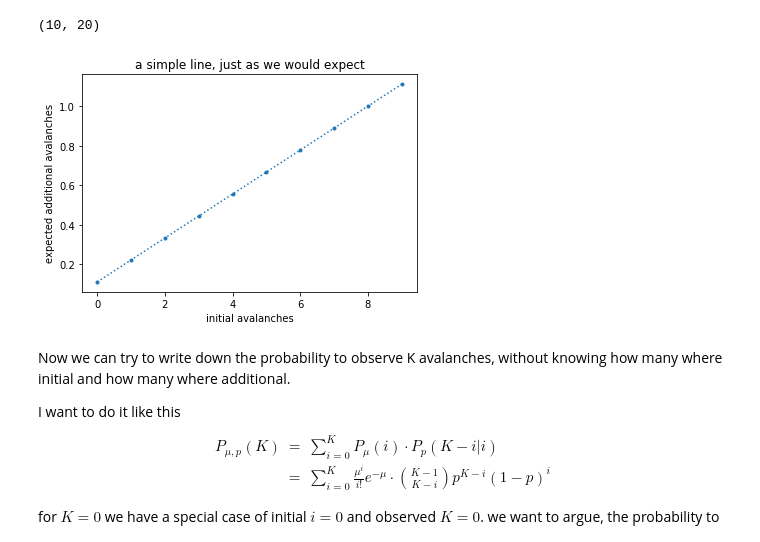
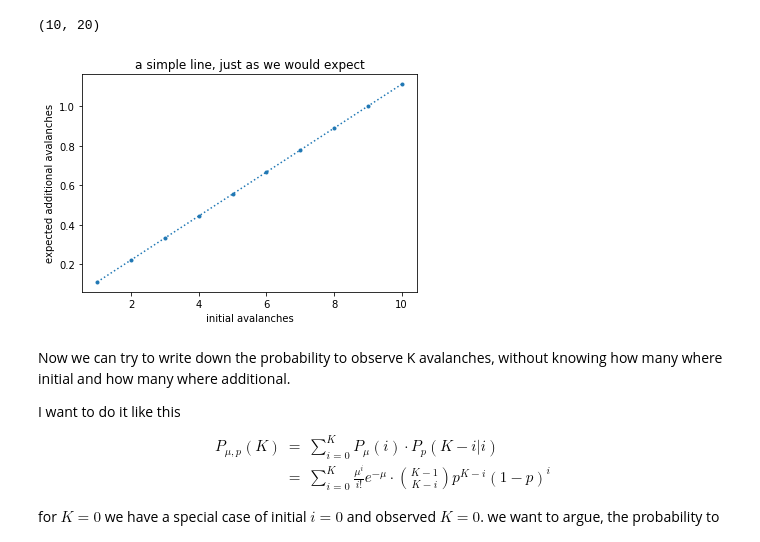
Before and after one commit to dneise/crosstalk_study, a Jupyter notebook: gedankenexperiment_with_crosstalk.ipynb, the cells around one changed output. Saved outputs shown, nothing was run; the diff lists cells and outputs as text; code cells hidden in the pictures.

```diff
--- a/gedankenexperiment_with_crosstalk.ipynb
+++ b/gedankenexperiment_with_crosstalk.ipynb
@@ -137,16 +142,16 @@ P.shape
 # %%
 # expectation values
 expectation = (P * np.arange(20)).sum(axis=1)
 plt.plot(
-    np.arange(10),
+    np.arange(10)+1,
     expectation,
     '.:',
 )
 plt.xlabel('initial avalanches')
 plt.ylabel('expected additional avalanches');
 plt.title("a simple line, just as we would expect");
 # %% [output]
-[figure, old version]
+[figure, new version]
 # %% [markdown]
 Now we can try to write down the probability to observe K avalanches, without knowing how many where initial and how many where additional.
 
```
Also changed, not shown: parts of 4 cells of this notebook.
